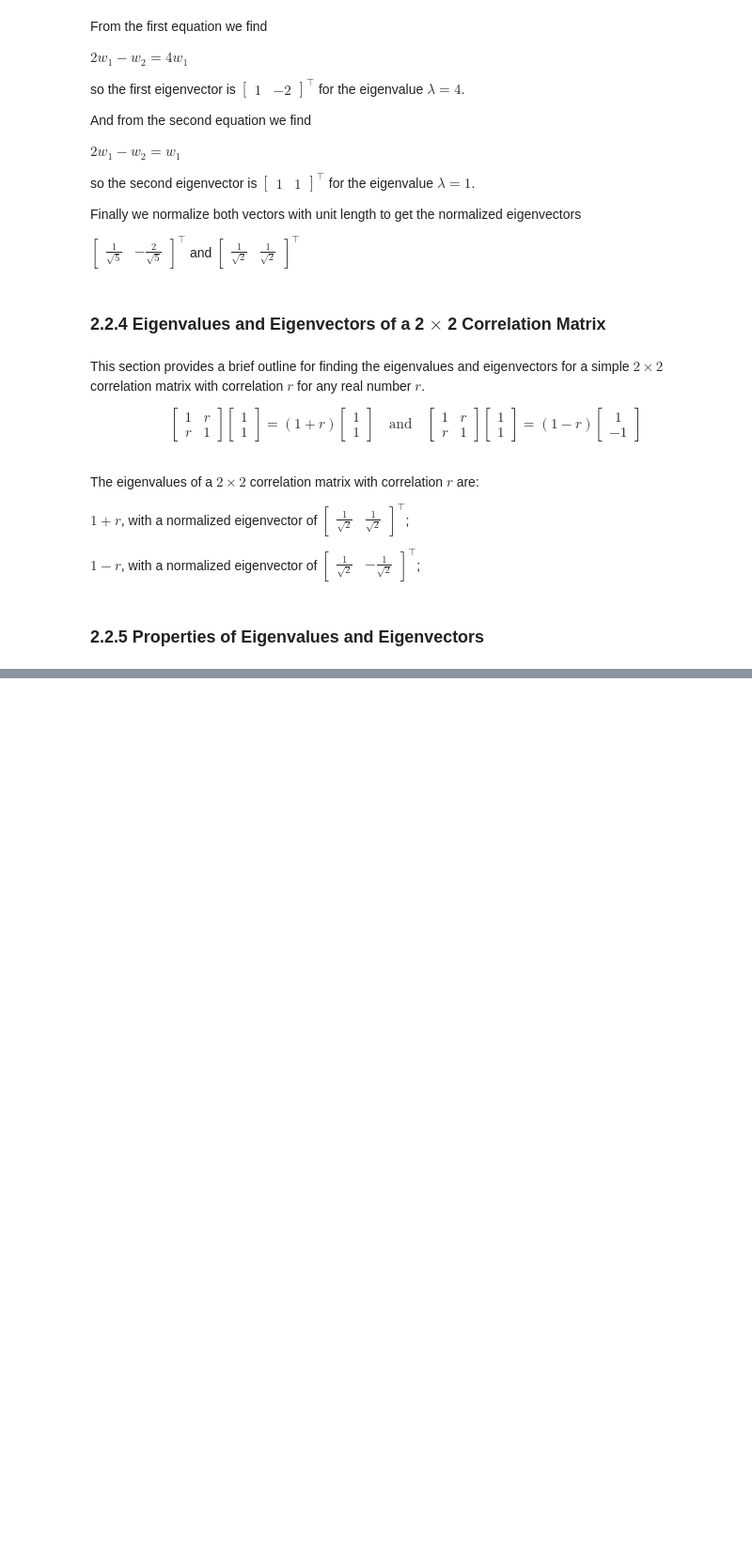
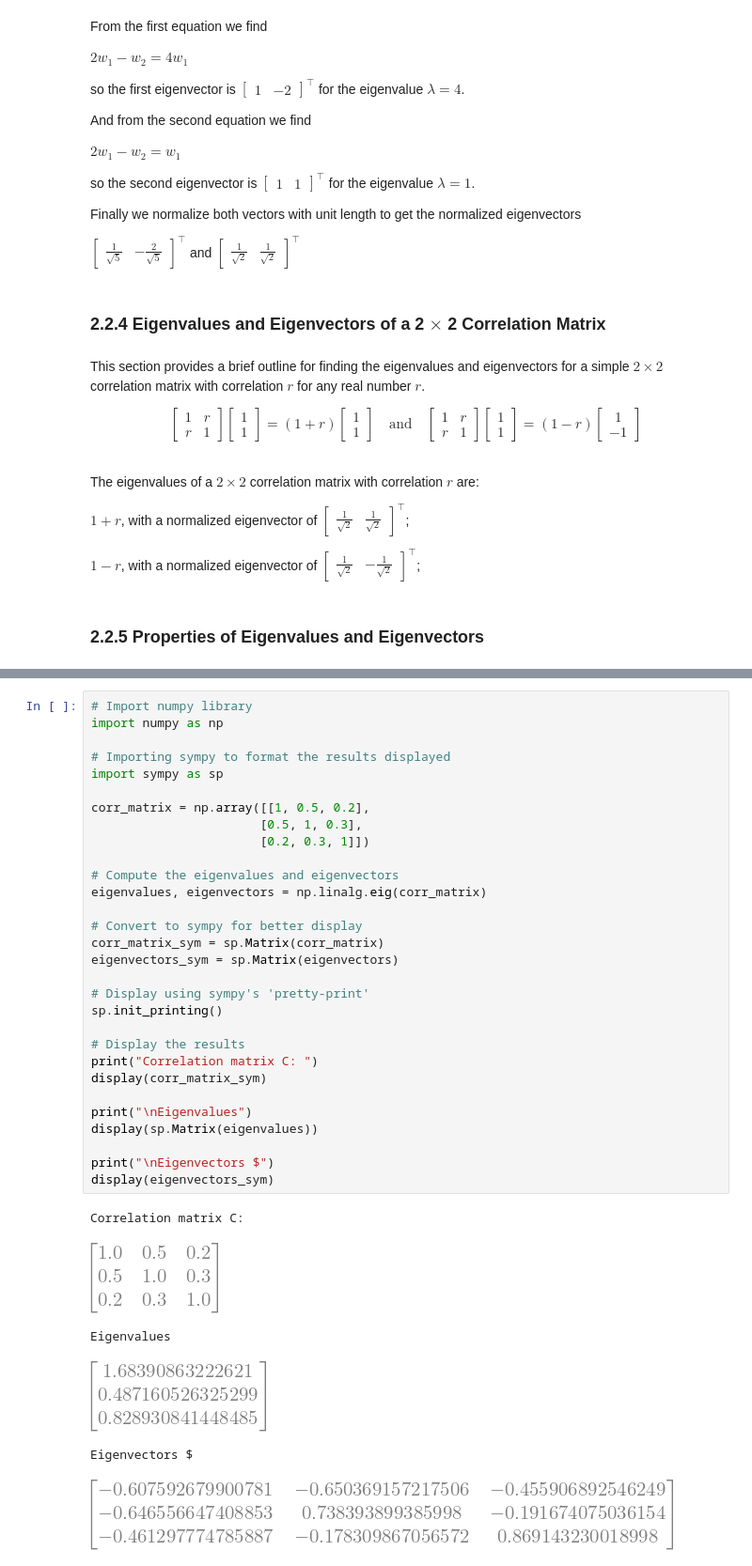
Before and after one commit to mickeyadd/my_risk_toolkit, a Jupyter notebook: Market Risk Analysis Notes/I. Quantitative Methods in Finance/Chapter 2 - Essential Linear Algebra for Finance/2.2 Eigenvectors and Eigenvalues.ipynb, the cells around one changed output, grey strips where cells are left out. Shown at 94% size. Drawn from its saved outputs; the diff is of its cells as text; blank space fills up the shorter version.

```diff
--- a/Market Risk Analysis Notes/I. Quantitative Methods in Finance/Chapter 2 - Essential Linear Algebra for Finance/2.2 Eigenvectors and Eigenvalues.ipynb
+++ b/Market Risk Analysis Notes/I. Quantitative Methods in Finance/Chapter 2 - Essential Linear Algebra for Finance/2.2 Eigenvectors and Eigenvalues.ipynb
@@ -176,0 +217,37 @@ $\mathbf{w}_1  \mathbf{w}_2 = \mathbf{w}_1^ \top \mathbf{w}_2 = 0$
+# %%
+# Import numpy library
+import numpy as np
+
+# Importing sympy to format the results displayed
+import sympy as sp
+
+corr_matrix = np.array([[1, 0.5, 0.2],
+                       [0.5, 1, 0.3],
+                       [0.2, 0.3, 1]])
+
+# Compute the eigenvalues and eigenvectors
+eigenvalues, eigenvectors = np.linalg.eig(corr_matrix)
+
+# Convert to sympy for better display
+corr_matrix_sym = sp.Matrix(corr_matrix)
+eigenvectors_sym = sp.Matrix(eigenvectors)
+
+# Display using sympy's 'pretty-print'
+sp.init_printing()
+
+# Display the results
+print("Correlation matrix C: ")
+display(corr_matrix_sym)
+
+print("\nEigenvalues")
+display(sp.Matrix(eigenvalues))
+
+print("\nEigenvectors $")
+display(eigenvectors_sym)
+# %% [output]
+Correlation matrix C:
+[figure, added]
+Eigenvalues
+[figure, added]
+Eigenvectors $
+[figure, added]
```
Also changed, not shown: parts of 8 cells of this notebook, 1 other file.
